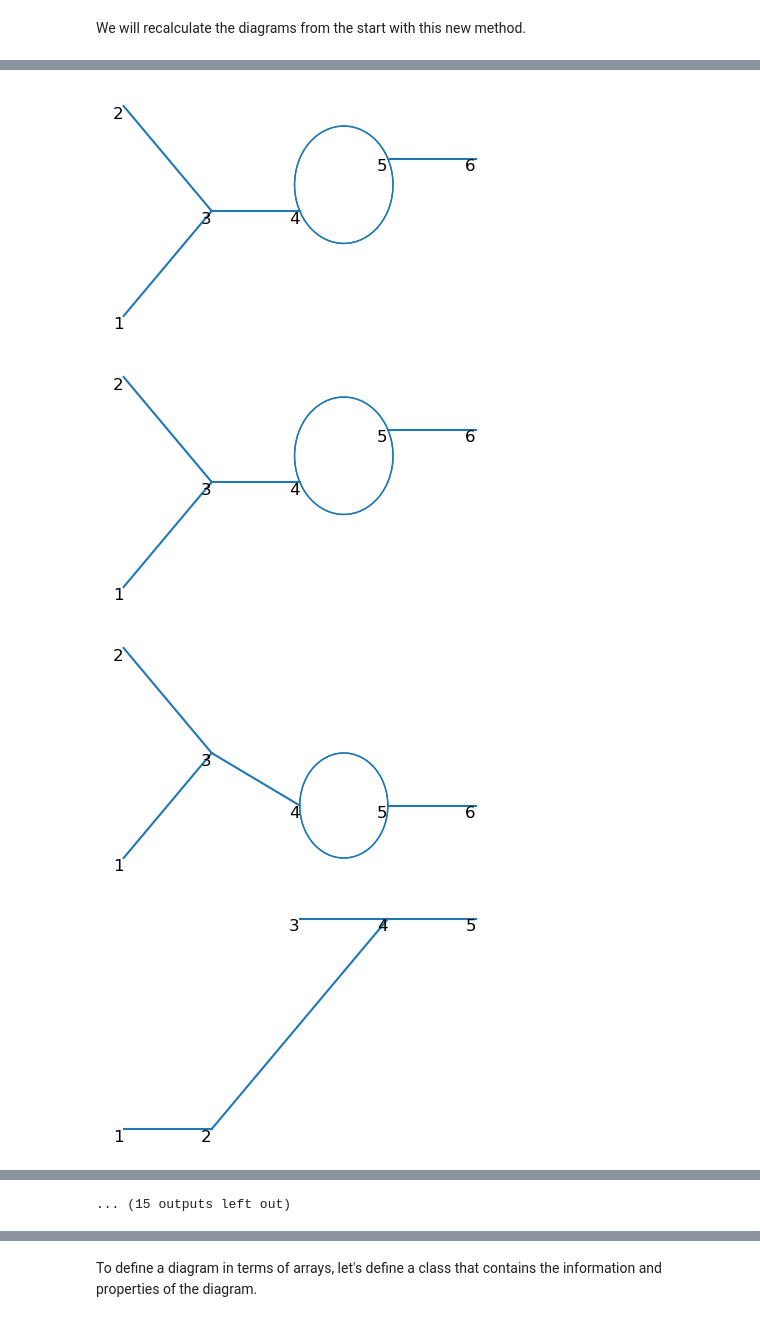
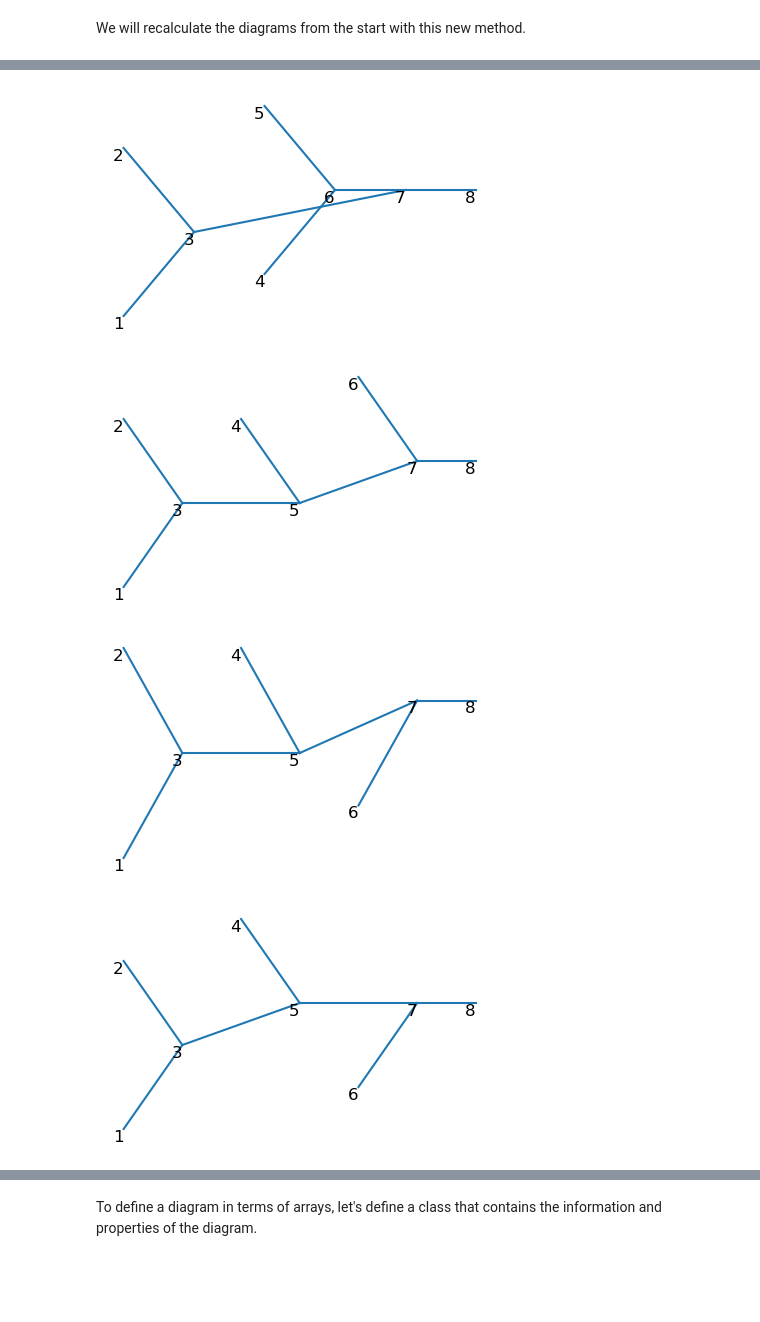
Before and after one commit to liuzhuozhuo/edp-renormalization, a Jupyter notebook: python/development/code_development.ipynb, the cells around one changed output, grey strips where cells are left out. Drawn from its saved outputs; the diff is of its cells as text; code cells hidden in the pictures; blank space fills up the shorter version.

Commit message:
Add group diagrams and fix error of collapsing points, and paths

```diff
--- a/python/development/code_development.ipynb
+++ b/python/development/code_development.ipynb
@@ -66,10 +66,13 @@ def find_equal_subarrays(array):
     duplicate_positions = [np.where((sorted_subarrays == unique_subarrays[i]).all(axis=1))[0] for i in range(len(unique_subarrays)) if counts[i] > 1]
     return duplicate_positions
 
-def represent_diagram (points, paths, index = False, directory = "", colors = "tab:blue"):
+def represent_diagram (points, paths, index = False, directory = "", colors = "tab:blue", number = 0):
     fig=plt.figure(figsize=(5,3))
     ax=fig.add_subplot(111)
     ax.axis('off')
+    paths = trim_zeros_2D(paths)
+    points = trim_zeros_2D(points)
+
     loops = find_equal_subarrays(paths)
 
     for i in range(len(paths)):
@@ -82,6 +85,8 @@ def represent_diagram (points, paths, index = False, directory = "", colors = "t
     if index:
         for i in range(np.max(paths)):
             ax.text(points[i, 0], points[i, 1], str(i+1), fontsize=12, color="black", ha="right", va="top")
+    if number !=0:
+        ax.text(0.5, 0.5, f"N = {number}", fontsize=12, color="black", ha="center", va="center")
     if directory != "":
         plt.savefig(directory, bbox_inches='tight')
         plt.close()
@@ -193,7 +198,9 @@ def connection(points1, paths1, points2, paths2, offset = 0):
             if (combinations[i, j, 0] != 0 and combinations[i, j, 1] != 0):
                 paths[i, len(paths1)+j] = np.array([in_out_paths1[0, combinations[i, j, 0]-1], in_out_paths2[1, combinations[i, j, 1]-1]])
         if (np.count_nonzero(paths2) != 0):
-            paths[i, len(paths1)+n_paths:] = paths2 + np.array([len(points1), len(points1)])
+            for k in range(len(paths2)):
+                if (paths2[k, 0] != 0 and paths2[k, 1] != 0):
+                    paths[i, len(paths1)+n_paths+k] = paths2[k] + np.array([len(points1), len(points1)])
 
     return points, paths
 
@@ -458,7 +470,8 @@ for i in range(len(paths_2nd_4)):
 [figure]
 [figure]
 # %%
-points_3rd_1, paths_3rd_1 = connection(points_2nd_1, paths_2nd_1[0], points_1st_1, paths_1st_1)
+points_3rd_1, paths_3rd_1 = connection(points_2nd_1, paths_2nd_1[0], points_1st_1, paths_1st_1,  offset = 0.5)
+
 
 for i in range(len(paths_3rd_1)):
     points_3rd_1_1, paths_3rd_1_1 = simplify_diagram(points_3rd_1, paths_3rd_1[i])
@@ -571,20 +584,19 @@ paths_1 = np.empty((2, max(len(paths_1st_1), len(paths_1st_2)), 2), dtype=int)
 paths_1[0] = paths_1st_1
 paths_1[1] = paths_1st_2
 
-for i in range(len(points_1)):
-    represent_diagram(points_1[i], paths_1[i], index = True)
+# for i in range(len(points_1)):
+#     represent_diagram(points_1[i], paths_1[i], index = True)
 
 points_2, paths_2 = combine_diagrams_order([points_1], [paths_1], offset = 0)
 # for i in range(len(paths_2)):
 #     represent_diagram(points_2[i], trim_zeros_2D(paths_2[i]), index = True)
 
 points_3, paths_3 = combine_diagrams_order([points_1, points_2], [paths_1, paths_2], offset = 0.5)
+print(len(paths_3))
+
 
 for i in range(len(paths_3)):
     in_out_paths_3 = in_out_paths(paths_3[i])
-    if len(np.trim_zeros(in_out_paths_3[0])) == 1 and len(np.trim_zeros(in_out_paths_3[1])) == 2:
-        print(in_out_paths_3)
-        print(trim_zeros_2D(points_3[i]))
-        print(trim_zeros_2D(paths_3[i]))
+    if len(np.trim_zeros(in_out_paths_3[0])) == 1 and len(np.trim_zeros(in_out_paths_3[1])) == 4:
         represent_diagram(trim_zeros_2D(points_3[i]), trim_zeros_2D(paths_3[i]), index = True)
 # %% [output]
@@ -610,4 +606,4 @@ for i in range(len(paths_3)):
-[figure, old version]
+[figure, new version]
-[figure, old version]
+[figure, new version]
-[figure, old version]
+[figure, new version]
-[figure, old version]
+[figure, new version]
@@ -619 +613,0 @@ for i in range(len(paths_3)):
-... (15 outputs left out)
```
Also changed, not shown: parts of 10 cells of this notebook, 2 other files.
